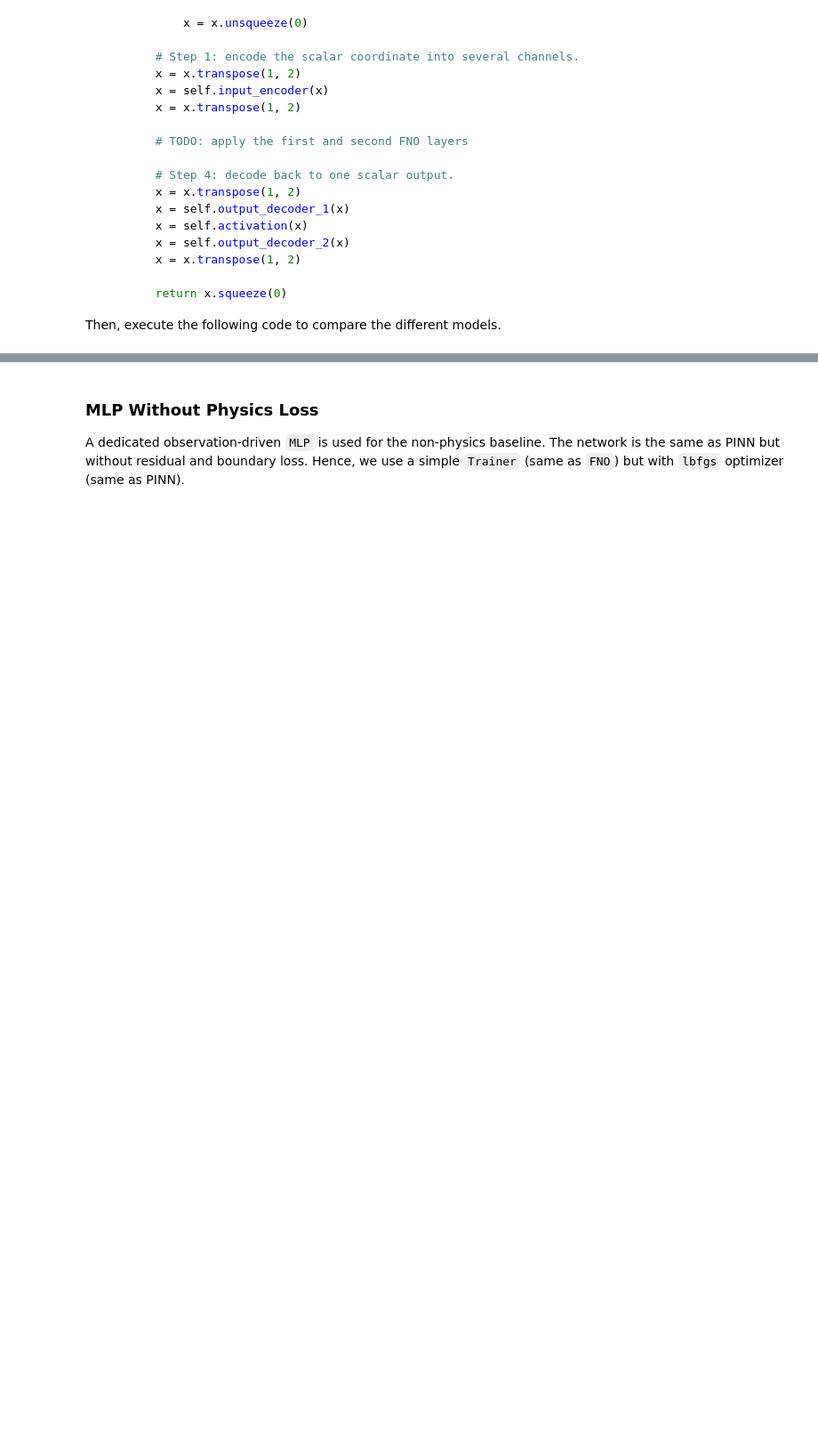
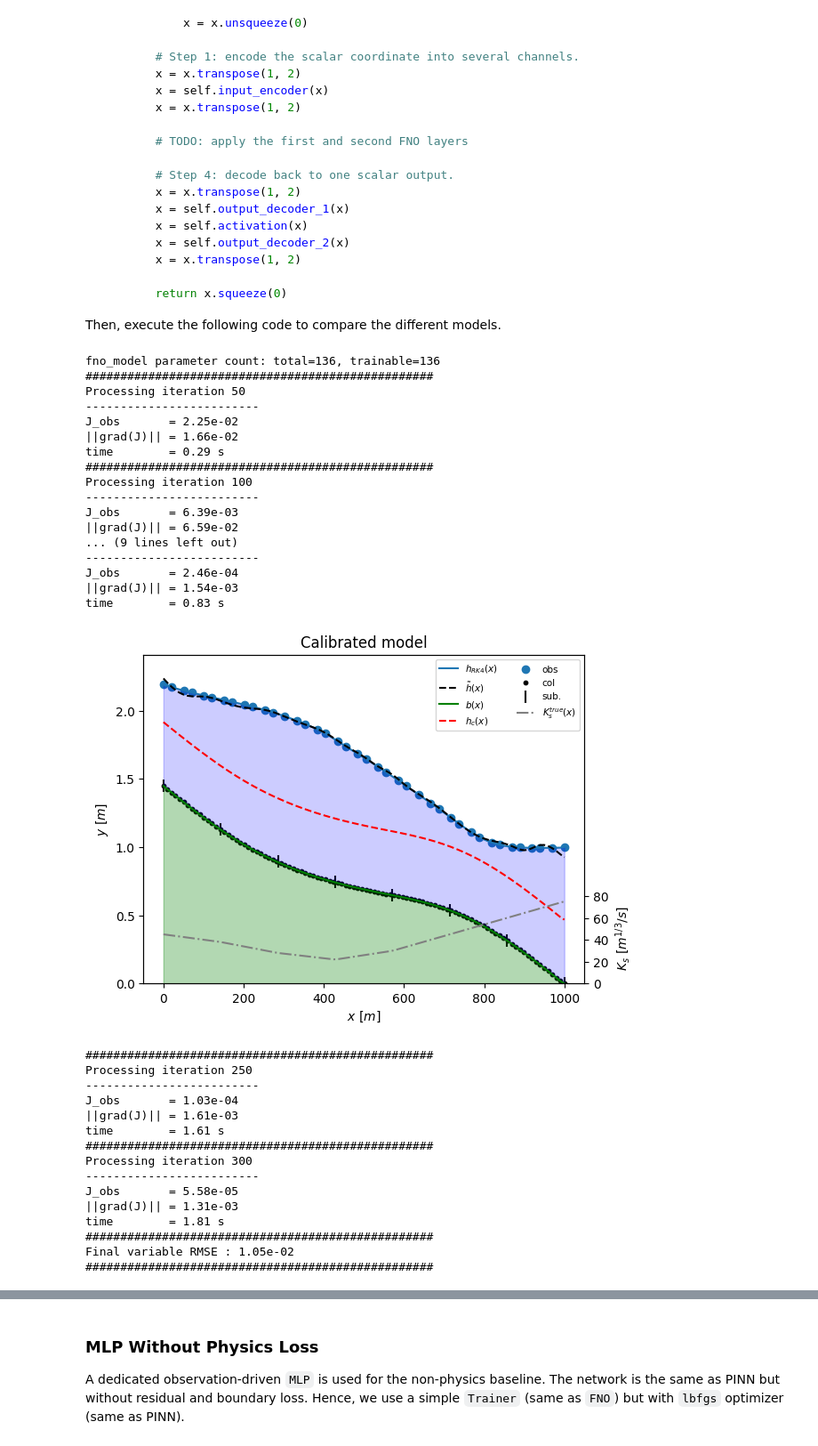
Before and after one commit to paulnovello/PP-FNO-PINN, a Jupyter notebook: fno_pinn.ipynb, the cells around one changed output, grey strips where cells are left out. Shown at 89% size. Drawn from its saved outputs; the diff is of its cells as text; code cells hidden in the pictures; blank space fills up the shorter version.

```diff
--- a/fno_pinn.ipynb
+++ b/fno_pinn.ipynb
@@ -574,27 +707,61 @@ Then, execute the following code to compare the different models.
 # %%
 # Step 1: build the model.
 fno_model = FNO(
     device=device,
-    n_modes_layer_1=10,
-    n_modes_layer_2=10,
-    n_channels=5,
+    n_modes_layer_1=5,
+    n_modes_layer_2=5,
+    n_channels=3,
     seed=0,
 )
 print(
     f"fno_model parameter count: total={sum(parameter.numel() for parameter in fno_model.parameters()):,}, "
     f"trainable={sum(parameter.numel() for parameter in fno_model.parameters() if parameter.requires_grad):,}"
 )
 fno_trainer = Trainer()
 # Step 2: train the model.
 fno_result = fno_trainer.fit(
     fno_model,
     col,
     obs,
     ref_solution,
     n_iter=300,
     lr=1e-2,
     display_freq=(50, 200),
 )
 # Step 3: evaluate the model.
 fno_rmse = display.display_training(fno_model, col, ref_solution)
 display.display_results(fno_model, col, ref_solution, obs, plot_col=True)
+# %% [output]
+fno_model parameter count: total=136, trainable=136
+##################################################
+Processing iteration 50
+-------------------------
+J_obs       = 2.25e-02
+||grad(J)|| = 1.66e-02
+time        = 0.29 s
+##################################################
+Processing iteration 100
+-------------------------
+J_obs       = 6.39e-03
+||grad(J)|| = 6.59e-02
+... (9 lines left out)
+-------------------------
+J_obs       = 2.46e-04
+||grad(J)|| = 1.54e-03
+time        = 0.83 s
+[figure, added]
+##################################################
+Processing iteration 250
+-------------------------
+J_obs       = 1.03e-04
+||grad(J)|| = 1.61e-03
+time        = 1.61 s
+##################################################
+Processing iteration 300
+-------------------------
+J_obs       = 5.58e-05
+||grad(J)|| = 1.31e-03
+time        = 1.81 s
+##################################################
+Final variable RMSE : 1.05e-02
+##################################################
```
Also changed, not shown: parts of 18 cells of this notebook, 3 other files.
